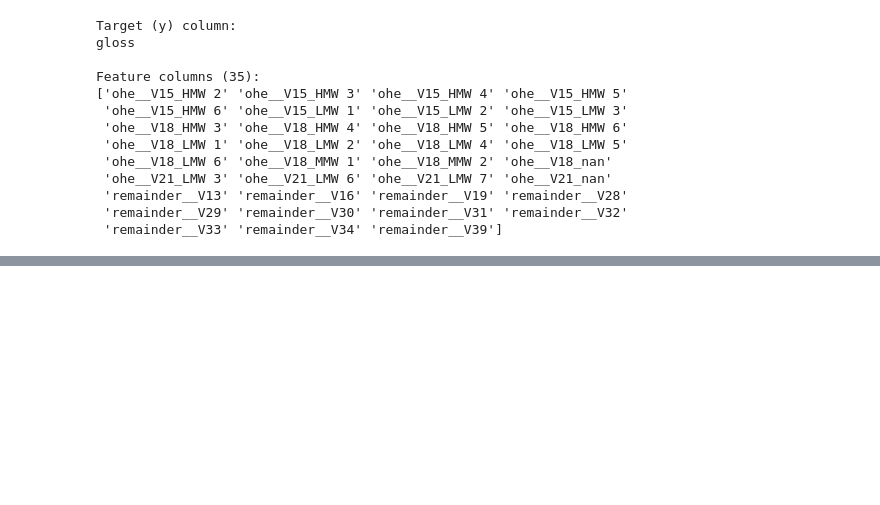
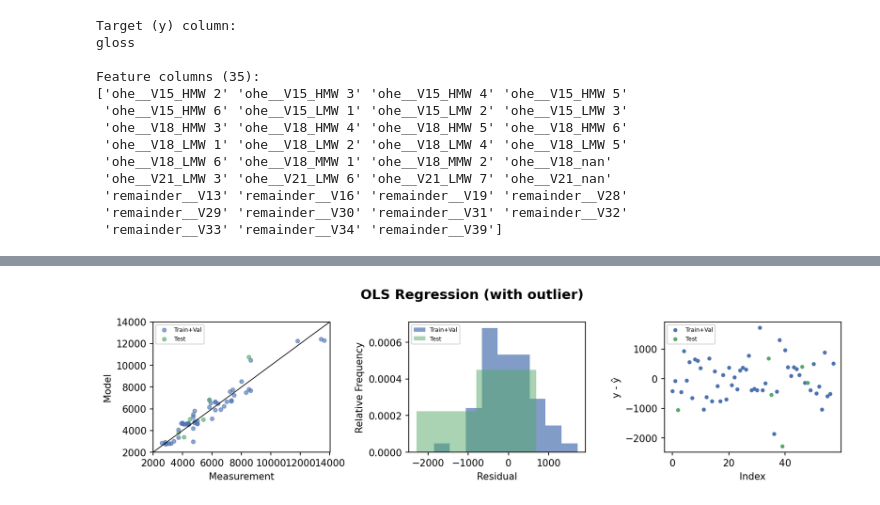
Before and after one commit to hariharan14-bit/Data_science_for_process_engineering, a Jupyter notebook: Exercise/Task 1.ipynb, the cells around one changed output, grey strips where cells are left out. Cells and saved outputs as stored; diff of their text form; code cells hidden in the pictures; blank space fills up the shorter version.

```diff
--- a/Exercise/Task 1.ipynb
+++ b/Exercise/Task 1.ipynb
@@ -32,15 +0,0 @@ Dataset dimensions: (58, 15)
-# %%
-
-# ----------------------------
-# 3. Features / target / encoding
-# ----------------------------
-y = df_raw.iloc[:,-1]
-X_raw = df_raw.iloc[:, :-1]
-
-# Identify categorical columns
-cat_idx = np.where(X_raw.dtypes == object)[0]
-
-# One-hot encoding for categorical features
-ct = ColumnTransformer([('encoder', OneHotEncoder(drop='first'), cat_idx)], remainder='passthrough')
-X_encoded = ct.fit_transform(X_raw)
-feature_names = ct.get_feature_names_out()
@@ -466,0 +247,83 @@ NameError: name 'X_train_val_wo' is not defined
+# %%
+print("With outlier:")
+(
+    n_with,
+    X_trainval_wc_with,
+    X_test_wc_with,
+    _,
+    y_pred_train_with,
+    y_pred_test_with,
+    _,
+    err_train_with,
+    err_test_with,
+    metrics_with
+) = iterative_ols_feature_reduction(
+    X_headers,
+    X_train_val_z,
+    X_test_z,
+    [],
+    y_train_val,
+    y_test
+)
+
+print("\nWithout outlier:")
+(
+    n_without,
+    X_trainval_wc_without,
+    X_test_wc_without,
+    X_out_wc_without,
+    y_pred_train_without,
+    y_pred_test_without,
+    y_pred_out_without,
+    err_train_without,
+    err_test_without,
+    metrics_without
+) = iterative_ols_feature_reduction(
+    X_headers,
+    X_train_val_z_in,
+    X_test_z,
+    X_train_val_z_out,
+    y_train_val_in,
+    y_test
+)
+
+# --- Plots ---
+plot_results(
+    "OLS Regression (with outlier)",
+    y_train_val,
+    y_test,
+    [],
+    y_pred_train_with,
+    y_pred_test_with,
+    [],
+    err_train_with,
+    err_test_with
+)
+plot_results(
+    "OLS Regression (without outlier)",
+    y_train_val_in,
+    y_test,
+    y_train_val_out,
+    y_pred_train_without,
+    y_pred_test_without,
+    y_pred_out_without,
+    err_train_without,
+    err_test_without
+)
+
+# --- Summary Table ---
+print(
+    "\n\n{:>23} | {:>9} | {:>9} | {:>13} | {:>13} | {:>14} | {:>14} | {}".format(
+        "Num. Params",
+        "R² (Train+Val)",
+        "R² (Test)",
+        "RMSE (Train+Val)",
+        "RMSE (Test)",
+        "NRMSE (Train+Val)",
+        "NRMSE (Test)",
+        "Comment"
+    )
+)
+print_model_results("OLS", n_with, metrics_with, "with outlier")
+print_model_results("OLS", n_without, metrics_without, "without outlier")
+# %% [output]
@@ -466,0 +347 @@ NameError: name 'X_train_val_wo' is not defined
+[figure, added]
```
Also changed, not shown: parts of 12 cells of this notebook.
